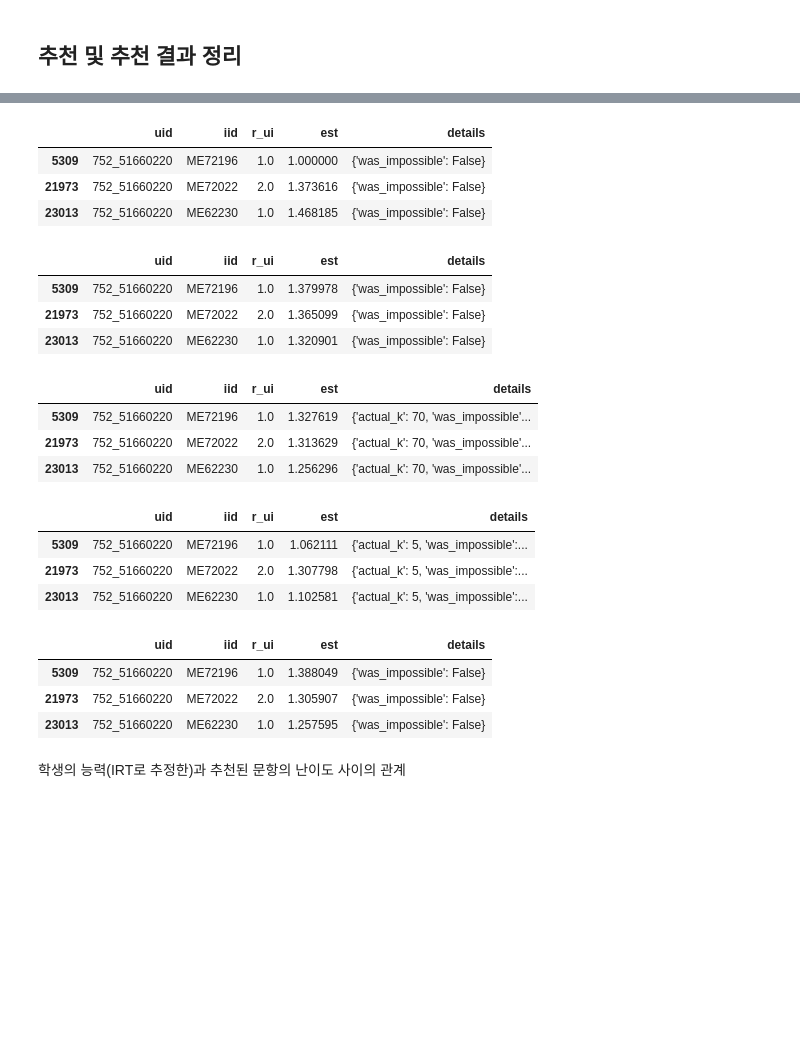
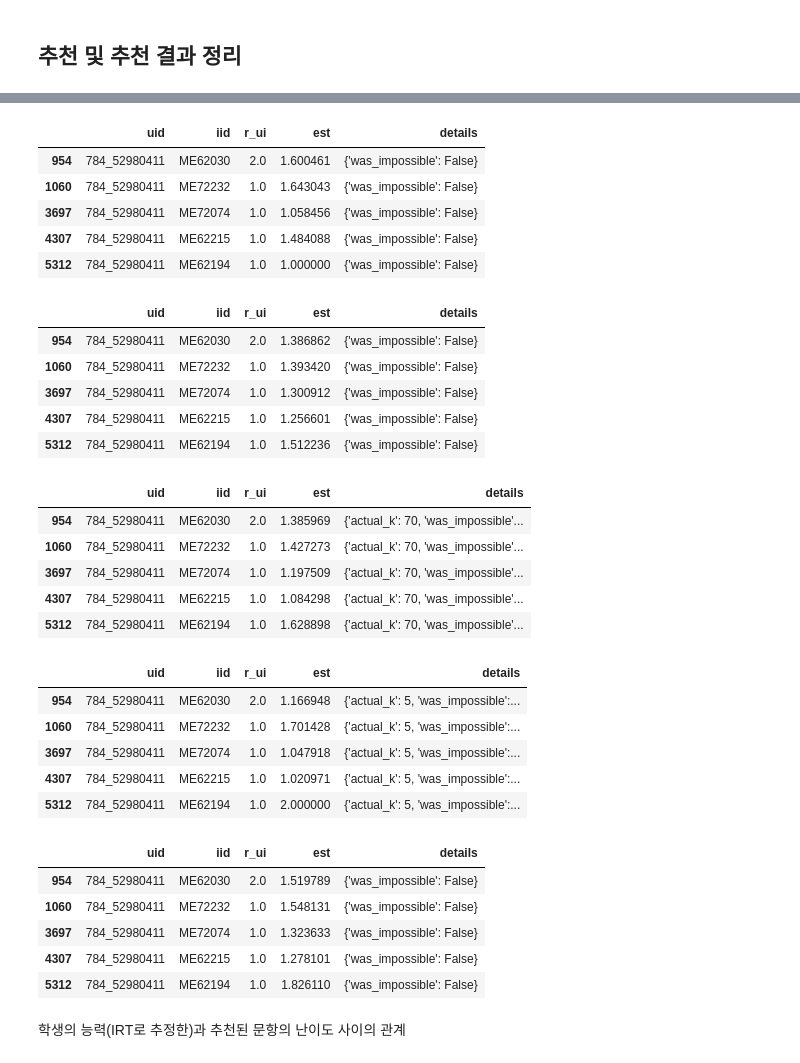
Before and after one commit to Surihub/Recommender-system, a Jupyter notebook: TIMSS_recommender.ipynb, the cells around one changed output, grey strips where cells are left out. Cells and saved outputs as stored; diff of their text form; code cells hidden in the pictures; blank space fills up the shorter version.

```diff
--- a/TIMSS_recommender.ipynb
+++ b/TIMSS_recommender.ipynb
@@ -128,7 +162,8 @@ algo_KNN_UBCF = KNNBasic(k=70, sim_options = {'name':'msd', 'user_based':True})
 algo_KNNB_IBCF = KNNBaseline(k=5, sim_options = {'name':'msd', 'user_based':False})
 algo_SVDpp = SVDpp(n_factors=8)
 
-algo_list = [NormalPredictor(), BaselineOnly(), #대조군
+algo_list = [NormalPredictor(),
+             BaselineOnly(bsl_options={"method": "sgd", "learning_rate": 0.00005}), #대조군
              algo_KNN_UBCF, algo_KNNB_IBCF, algo_SVDpp]#실험군
 algo_list_str = ["NOR","BAS","KNN_U","KNNB_I","SVDpp"]
 # %%
@@ -136,9 +171,16 @@ algo_list_str = ["NOR","BAS","KNN_U","KNNB_I","SVDpp"]
 from surprise import accuracy, Dataset, SVD
 from surprise.model_selection import train_test_split
 
-data = Dataset.load_from_df(ui_to_row(U_R), reader = Reader(rating_scale=(1,2)))
+# custom dataset
+# 전체 데이터
+#data = Dataset.load_from_df(ui_to_row(U_R), reader = Reader(rating_scale=(1,2)))
+# 발표용 small data
+data = Dataset.load_from_df(ui_to_row(U_R.iloc[:1000, :]), reader = Reader(rating_scale=(1,2)))
+# train test split
 trainset, testset = train_test_split(data, test_size=0.25)
 
+# 고정된 data와 train, testset 바탕으로 알고리즘에 따라 예측 진행
+# 결과물 : 예측 결과(predictions_df)와 정확도 계산 결과(metric_dict)
 def surprise_predict(algo):
   algo.fit(trainset)
   predictions = algo.test(testset)
@@ -163,5 +205,8 @@ def surprise_predict(algo):
   ####################
   return metric_dict, predictions_df
 
+# 샘플로
 algo = SVD()
 metric_dict, predictions_df = surprise_predict(algo)
+display(metric_dict)
+display(predictions_df)
@@ -168,11 +229 @@ metric_dict, predictions_df = surprise_predict(algo)
-# %%
-# 실험할 알고리즘 설정하기
-algo_KNN_UBCF = KNNBasic(k=70, sim_options = {'name':'msd', 'user_based':True})
-algo_KNNB_IBCF = KNNBaseline(k=5, sim_options = {'name':'msd', 'user_based':False})
-algo_SVDpp = SVDpp(n_factors=8)
-
-algo_list = [NormalPredictor(), BaselineOnly(), #대조군
-             algo_KNN_UBCF, algo_KNNB_IBCF, algo_SVDpp]#실험군
-algo_list_3 = [BaselineOnly(), algo_KNNB_IBCF, algo_SVDpp]#실험군
-#algo_list_str = ["NOR","BAS","KNN_U","KNNB_I","SVDpp"]
 # %%
@@ -243,28 +282,38 @@ df_vec # 1473 rows × 28 columns... 14 items + 14 domains
 # %%
 # 752_51660220 를 위한 추천 예시
 for pred in predictions_list:
-  display(pred[pred.uid=='752_51660220'].head())
+  display(pred[pred.uid=='784_52980411'].head())
 # %% [output]
 |  | uid | iid | r_ui | est | details |
-| 5309 | 752_51660220 | ME72196 | 1.0 | 1.000000 | {'was_impossible': False} |
-| 21973 | 752_51660220 | ME72022 | 2.0 | 1.373616 | {'was_impossible': False} |
-| 23013 | 752_51660220 | ME62230 | 1.0 | 1.468185 | {'was_impossible': False} |
+| 954 | 784_52980411 | ME62030 | 2.0 | 1.600461 | {'was_impossible': False} |
+| 1060 | 784_52980411 | ME72232 | 1.0 | 1.643043 | {'was_impossible': False} |
+| 3697 | 784_52980411 | ME72074 | 1.0 | 1.058456 | {'was_impossible': False} |
+| 4307 | 784_52980411 | ME62215 | 1.0 | 1.484088 | {'was_impossible': False} |
+| 5312 | 784_52980411 | ME62194 | 1.0 | 1.000000 | {'was_impossible': False} |
 |  | uid | iid | r_ui | est | details |
-| 5309 | 752_51660220 | ME72196 | 1.0 | 1.379978 | {'was_impossible': False} |
-| 21973 | 752_51660220 | ME72022 | 2.0 | 1.365099 | {'was_impossible': False} |
-| 23013 | 752_51660220 | ME62230 | 1.0 | 1.320901 | {'was_impossible': False} |
+| 954 | 784_52980411 | ME62030 | 2.0 | 1.386862 | {'was_impossible': False} |
+| 1060 | 784_52980411 | ME72232 | 1.0 | 1.393420 | {'was_impossible': False} |
+| 3697 | 784_52980411 | ME72074 | 1.0 | 1.300912 | {'was_impossible': False} |
+| 4307 | 784_52980411 | ME62215 | 1.0 | 1.256601 | {'was_impossible': False} |
+| 5312 | 784_52980411 | ME62194 | 1.0 | 1.512236 | {'was_impossible': False} |
 |  | uid | iid | r_ui | est | details |
-| 5309 | 752_51660220 | ME72196 | 1.0 | 1.327619 | {'actual_k': 70, 'was_impossible'... |
-| 21973 | 752_51660220 | ME72022 | 2.0 | 1.313629 | {'actual_k': 70, 'was_impossible'... |
-| 23013 | 752_51660220 | ME62230 | 1.0 | 1.256296 | {'actual_k': 70, 'was_impossible'... |
+| 954 | 784_52980411 | ME62030 | 2.0 | 1.385969 | {'actual_k': 70, 'was_impossible'... |
+| 1060 | 784_52980411 | ME72232 | 1.0 | 1.427273 | {'actual_k': 70, 'was_impossible'... |
+| 3697 | 784_52980411 | ME72074 | 1.0 | 1.197509 | {'actual_k': 70, 'was_impossible'... |
+| 4307 | 784_52980411 | ME62215 | 1.0 | 1.084298 | {'actual_k': 70, 'was_impossible'... |
+| 5312 | 784_52980411 | ME62194 | 1.0 | 1.628898 | {'actual_k': 70, 'was_impossible'... |
 |  | uid | iid | r_ui | est | details |
-| 5309 | 752_51660220 | ME72196 | 1.0 | 1.062111 | {'actual_k': 5, 'was_impossible':... |
-| 21973 | 752_51660220 | ME72022 | 2.0 | 1.307798 | {'actual_k': 5, 'was_impossible':... |
-| 23013 | 752_51660220 | ME62230 | 1.0 | 1.102581 | {'actual_k': 5, 'was_impossible':... |
+| 954 | 784_52980411 | ME62030 | 2.0 | 1.166948 | {'actual_k': 5, 'was_impossible':... |
+| 1060 | 784_52980411 | ME72232 | 1.0 | 1.701428 | {'actual_k': 5, 'was_impossible':... |
+| 3697 | 784_52980411 | ME72074 | 1.0 | 1.047918 | {'actual_k': 5, 'was_impossible':... |
+| 4307 | 784_52980411 | ME62215 | 1.0 | 1.020971 | {'actual_k': 5, 'was_impossible':... |
+| 5312 | 784_52980411 | ME62194 | 1.0 | 2.000000 | {'actual_k': 5, 'was_impossible':... |
 |  | uid | iid | r_ui | est | details |
-| 5309 | 752_51660220 | ME72196 | 1.0 | 1.388049 | {'was_impossible': False} |
-| 21973 | 752_51660220 | ME72022 | 2.0 | 1.305907 | {'was_impossible': False} |
-| 23013 | 752_51660220 | ME62230 | 1.0 | 1.257595 | {'was_impossible': False} |
+| 954 | 784_52980411 | ME62030 | 2.0 | 1.519789 | {'was_impossible': False} |
+| 1060 | 784_52980411 | ME72232 | 1.0 | 1.548131 | {'was_impossible': False} |
+| 3697 | 784_52980411 | ME72074 | 1.0 | 1.323633 | {'was_impossible': False} |
+| 4307 | 784_52980411 | ME62215 | 1.0 | 1.278101 | {'was_impossible': False} |
+| 5312 | 784_52980411 | ME62194 | 1.0 | 1.826110 | {'was_impossible': False} |
 # %% [markdown]
 학생의 능력(IRT로 추정한)과 추천된 문항의 난이도 사이의 관계
 # %%
```
Also changed, not shown: parts of 20 cells of this notebook.
